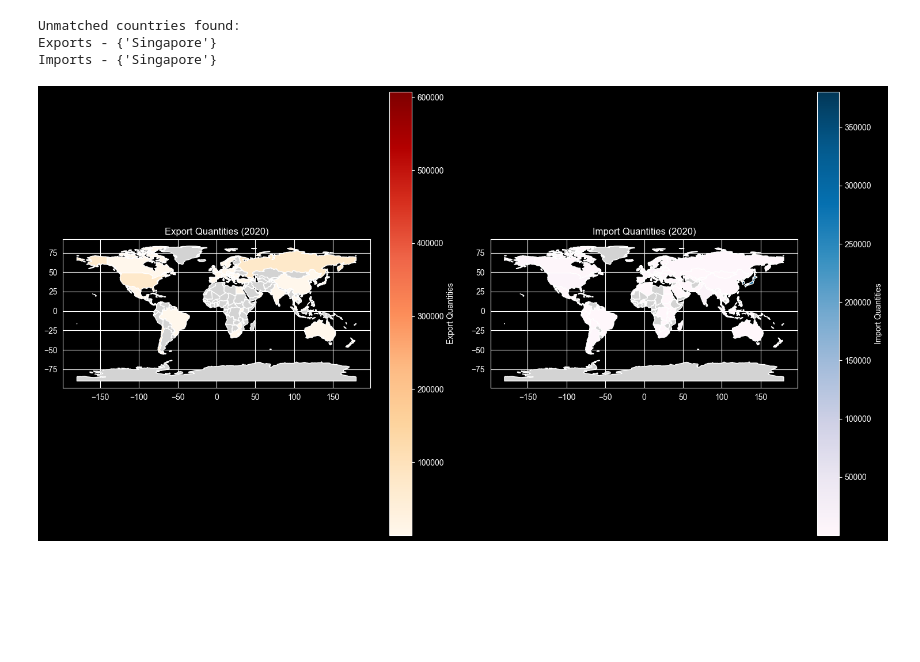
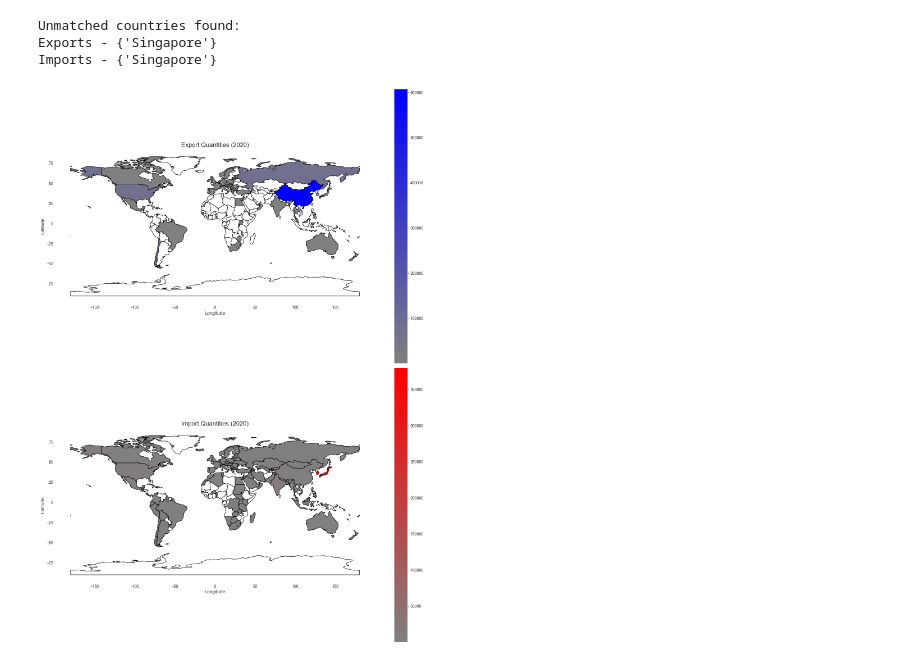
Before and after one commit to Altishofer/NetworkScienceProject, a Jupyter notebook: 1.6_lithium_net_flow_visualizations.ipynb, the cells around one changed output. Drawn from its saved outputs; the diff is of its cells as text; code cells hidden in the pictures; blank space fills up the shorter version.

```diff
--- a/1.6_lithium_net_flow_visualizations.ipynb
+++ b/1.6_lithium_net_flow_visualizations.ipynb
@@ -35,7 +36,4 @@ country_name_mapping = {
 }
 
 def normalize_country_names(data, column_name):
-    """
-    Normalize country names in a DataFrame column using a mapping dictionary.
-    """
     return data[column_name].replace(country_name_mapping)
@@ -42,64 +68,55 @@ def normalize_country_names(data, column_name):
+# %%
+gray_blue_cmap = mcolors.LinearSegmentedColormap.from_list(
+    "gray_blue",
+    ["gray", "blue"]
+)
+
+gray_red_cmap = mcolors.LinearSegmentedColormap.from_list(
+    "gray_red",
+    ["gray", "red"]
+)
 # %%
+
+
 def plot_map(year):
-    shapefile_path = os.path.join("dataset", "110m_cultural", "ne_110m_admin_0_countries.shp")
-    world = gpd.read_file(shapefile_path)
-
-    export_data = df[df["t"] == year].groupby("export_country")["v"].sum().reset_index()
-    import_data = df[df["t"] == year].groupby("import_country")["v"].sum().reset_index()
-
-    export_data["export_country"] = normalize_country_names(export_data, "export_country")
-    import_data["import_country"] = normalize_country_names(import_data, "import_country")
-
-    unmatched_exports = set(export_data["export_country"]) - set(world["ADMIN"])
-    unmatched_imports = set(import_data["import_country"]) - set(world["ADMIN"])
-
-    # Check shapefile countries that were not mapped
-    shapefile_unmatched_exports = set(world["ADMIN"]) - set(export_data["export_country"])
-    shapefile_unmatched_imports = set(world["ADMIN"]) - set(import_data["import_country"])
-
-    # Raise error if there are unmatched countries
-    if unmatched_exports or unmatched_imports:
-        print(
-            f"Unmatched countries found:\n"
-            f"Exports - {unmatched_exports}\n"
-            f"Imports - {unmatched_imports}\n"
-            # f"Shapefile countries not mapped to exports - {shapefile_unmatched_exports}\n"
-            # f"Shapefile countries not mapped to imports - {shapefile_unmatched_imports}"
-        )
-
-    world_export = world.merge(export_data, left_on="ADMIN", right_on="export_country", how="left")
-    world_import = world.merge(import_data, left_on="ADMIN", right_on="import_country", how="left")
-
-    fig, ax = plt.subplots(1, 2, figsize=(15, 8))
-
+    world_export, world_import = preprocess(year)
+    fig, ax = plt.subplots(nrows=2, ncols=1, figsize=(15, 20))
+    fig.patch.set_facecolor('white')
+    for a in ax:
+        a.set_facecolor('white')
     world_export.plot(
         column="v",
-        cmap="OrRd",
+        cmap=gray_blue_cmap,
         legend=True,
         ax=ax[0],
-        legend_kwds={'label': "Export Quantities"},
-        missing_kwds={"color": "lightgrey"}
+        missing_kwds={"color": "white"},
+        edgecolor="black"
     )
-    ax[0].set_title(f"Export Quantities ({year})")
+    ax[0].set_title(f"Export Quantities ({year})", fontsize=16)
+    ax[0].set_xlabel("Longitude", fontsize=12)
+    ax[0].set_ylabel("Latitude", fontsize=12)
 
     world_import.plot(
         column="v",
-        cmap="PuBu",
+        cmap=gray_red_cmap,
         legend=True,
         ax=ax[1],
-        legend_kwds={'label': "Import Quantities"},
-        missing_kwds={"color": "lightgrey"}
+        missing_kwds={"color": "white"},
+        edgecolor="black"
     )
-    ax[1].set_title(f"Import Quantities ({year})")
+    ax[1].set_title(f"Import Quantities ({year})", fontsize=16)
+    ax[1].set_xlabel("Longitude", fontsize=12)
+    ax[1].set_ylabel("Latitude", fontsize=12)
 
     plt.tight_layout()
+    plt.savefig(os.path.join("graphics", "net_export_map_vertical.png"), dpi=300, facecolor='white')
     plt.show()
 
 plot_map(2020)
 # %% [output]
 Unmatched countries found:
 Exports - {'Singapore'}
 Imports - {'Singapore'}
-[figure, old version]
+[figure, new version]
 # %%
 def plot_map_2(year: int):
```
Also changed, not shown: parts of 4 cells of this notebook, 1 other file.
